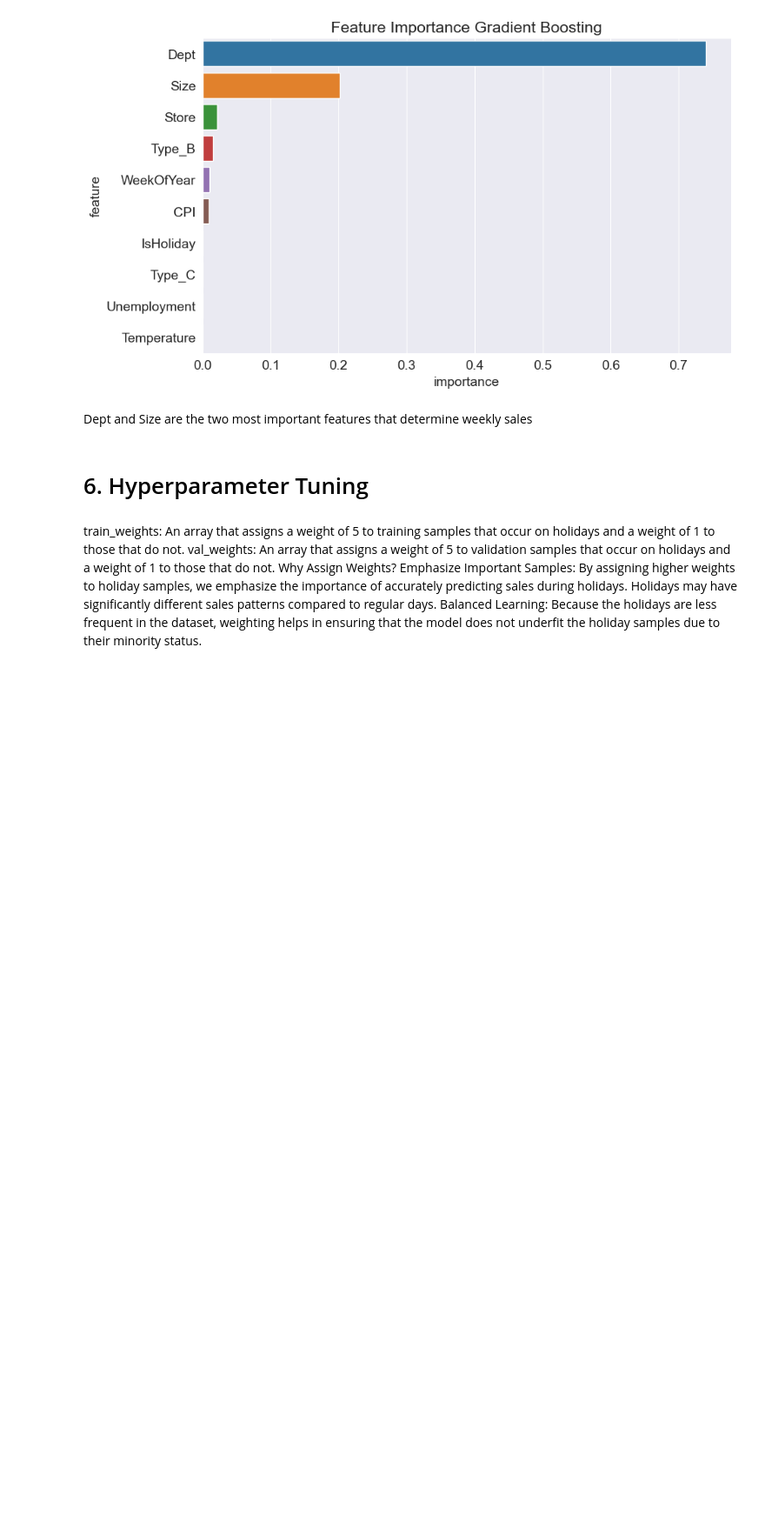
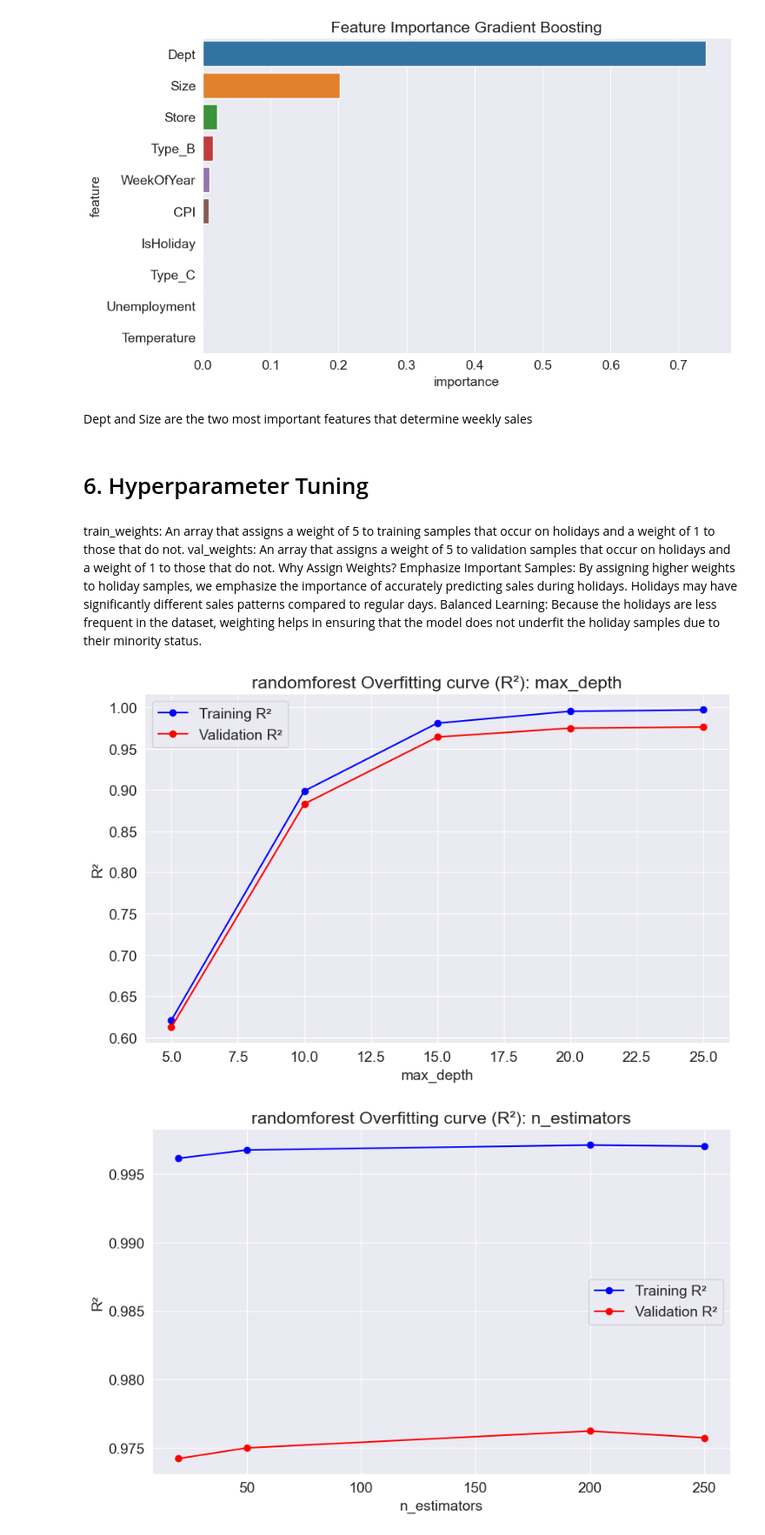
Before and after one commit to silas-ph/Project-2, a Jupyter notebook: walmart_sales_final.ipynb, the cells around one changed output. Shown at 87% size. Saved outputs shown, nothing was run; the diff lists cells and outputs as text; code cells hidden in the pictures; blank space fills up the shorter version.

Commit message:
Corrected import errors and reran cross validation.

```diff
--- a/walmart_sales_final.ipynb
+++ b/walmart_sales_final.ipynb
@@ -937,0 +1018,25 @@ val_weights = np.where(X_val["IsHoliday"] == 1, 5, 1)
+# %%
+# Function to test parameters, plot results, and check for overfitting using R²
+def test_param_and_plot(model_type, model, param_name, param_values):
+    train_r2_scores, val_r2_scores = [], []
+    r2_results = {}
+
+    for value in param_values:
+        params = {param_name: value}
+        train_r2, val_r2 = test_params(model_type, model, **params)
+
+        train_r2_scores.append(train_r2)
+        val_r2_scores.append(val_r2)
+
+    plt.figure(figsize=(10, 6))
+    plt.title(f"{model_type} Overfitting curve (R²): {param_name}")
+    plt.plot(param_values, train_r2_scores, "b-o", label="Training R²")
+    plt.plot(param_values, val_r2_scores, "r-o", label="Validation R²")
+    plt.xlabel(param_name)
+    plt.ylabel("R²")
+    plt.legend()
+    plt.show()
+
+    r2_results[param_name] = {"train_r2": train_r2_scores, "val_r2": val_r2_scores}
+
+    return r2_results
@@ -937,0 +1063,18 @@ val_weights = np.where(X_val["IsHoliday"] == 1, 5, 1)
+# %%
+# Iterate over each model type and parameters
+for model_type, config in models.items():
+    model = config["model"]
+    params = config["params"]
+
+    results[model_type] = {}
+
+    # Iterate over each parameter and its values
+    for param_name, param_values in params.items():
+        if param_values:  # Check if param_values is not empty
+            r2_results = test_param_and_plot(
+                model_type, model, param_name, param_values
+            )
+            results[model_type][param_name] = r2_results
+# %% [output]
+[figure, added]
+[figure, added]
```
Also changed, not shown: parts of 20 cells of this notebook, 1 other file.
